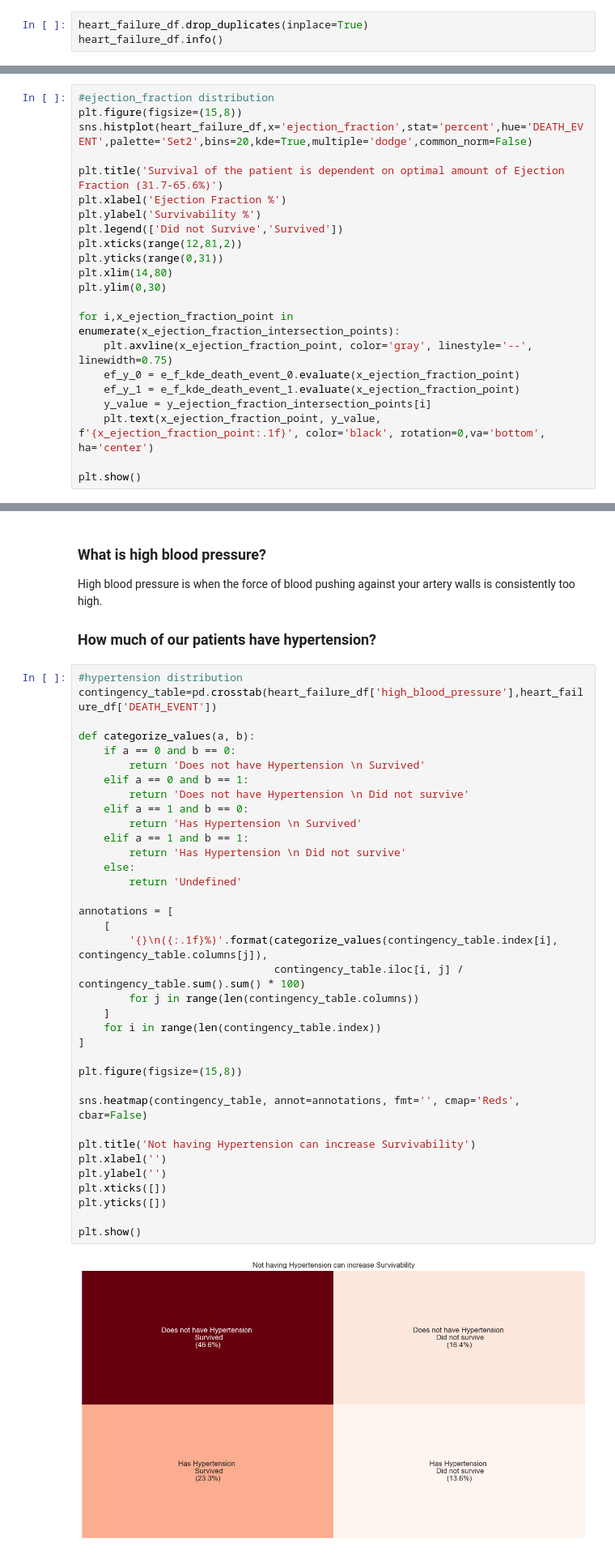
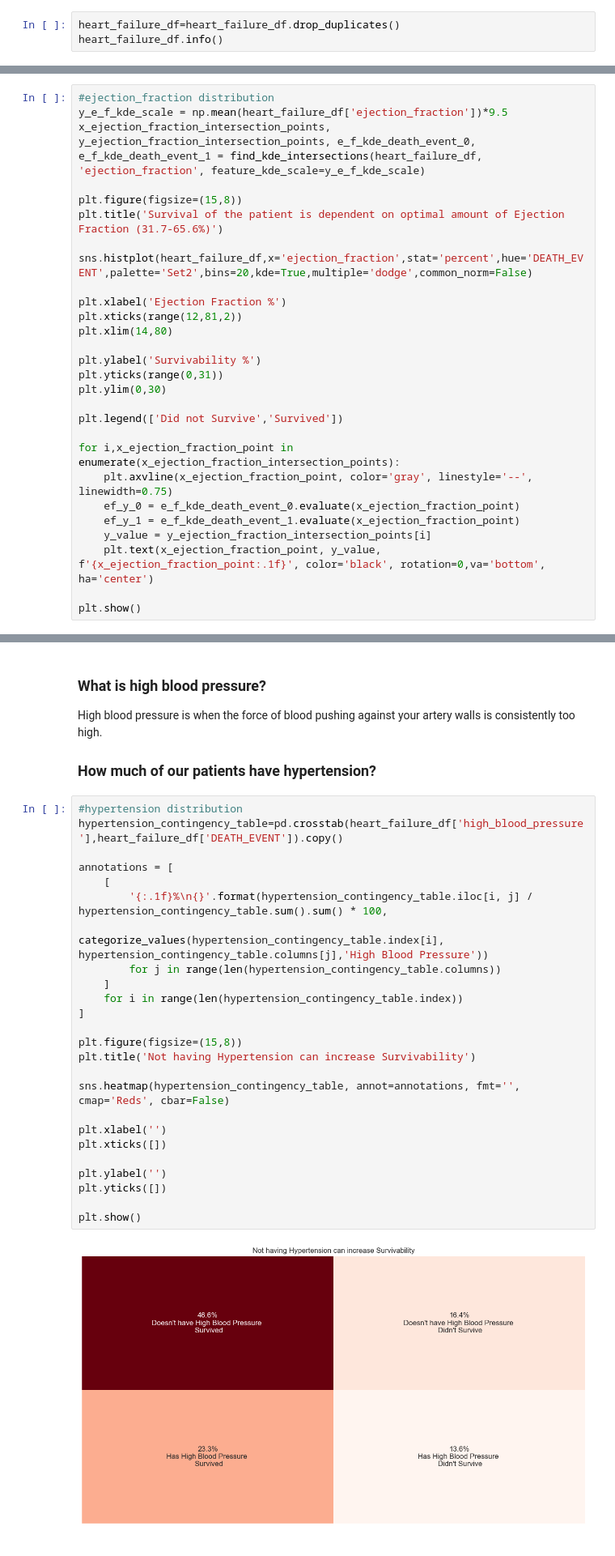
Before and after one commit to api-b-b-m/machine-learning, a Jupyter notebook: Heart Failure Prediction - Clinical Records/heart_failure_prediction_clinical_records.ipynb, the cells around one changed output, grey strips where cells are left out. Shown at 81% size. Drawn from its saved outputs; the diff is of its cells as text.

```diff
--- a/Heart Failure Prediction - Clinical Records/heart_failure_prediction_clinical_records.ipynb
+++ b/Heart Failure Prediction - Clinical Records/heart_failure_prediction_clinical_records.ipynb
@@ -49,7 +50,7 @@ heart_failure_df.duplicated(keep=False)
 4999     True
 Length: 5000, dtype: bool
 # %%
-heart_failure_df.drop_duplicates(inplace=True)
+heart_failure_df=heart_failure_df.drop_duplicates()
 heart_failure_df.info()
 # %% [output]
 <class 'pandas.core.frame.DataFrame'>
@@ -374,16 +352,22 @@ for i in range(len(y_e_f_death_event_0) - 1):
 # %%
 #ejection_fraction distribution
+y_e_f_kde_scale = np.mean(heart_failure_df['ejection_fraction'])*9.5
+x_ejection_fraction_intersection_points, y_ejection_fraction_intersection_points, e_f_kde_death_event_0, e_f_kde_death_event_1 = find_kde_intersections(heart_failure_df, 'ejection_fraction', feature_kde_scale=y_e_f_kde_scale)
+
 plt.figure(figsize=(15,8))
+plt.title('Survival of the patient is dependent on optimal amount of Ejection Fraction (31.7-65.6%)')
+
 sns.histplot(heart_failure_df,x='ejection_fraction',stat='percent',hue='DEATH_EVENT',palette='Set2',bins=20,kde=True,multiple='dodge',common_norm=False)
 
-plt.title('Survival of the patient is dependent on optimal amount of Ejection Fraction (31.7-65.6%)')
 plt.xlabel('Ejection Fraction %')
+plt.xticks(range(12,81,2))
+plt.xlim(14,80)
+
 plt.ylabel('Survivability %')
+plt.yticks(range(0,31))
+plt.ylim(0,30)
+
 plt.legend(['Did not Survive','Survived'])
-plt.xticks(range(12,81,2))
-plt.yticks(range(0,31))
-plt.xlim(14,80)
-plt.ylim(0,30)
 
 for i,x_ejection_fraction_point in enumerate(x_ejection_fraction_intersection_points):
     plt.axvline(x_ejection_fraction_point, color='gray', linestyle='--', linewidth=0.75)
@@ -402,42 +386,31 @@ High blood pressure is when the force of blood pushing against your artery walls
 ### How much of our patients have hypertension?
 # %%
 #hypertension distribution
-contingency_table=pd.crosstab(heart_failure_df['high_blood_pressure'],heart_failure_df['DEATH_EVENT'])
-
-def categorize_values(a, b):
-    if a == 0 and b == 0:
-        return 'Does not have Hypertension \n Survived'
-    elif a == 0 and b == 1:
-        return 'Does not have Hypertension \n Did not survive'
-    elif a == 1 and b == 0:
-        return 'Has Hypertension \n Survived'
-    elif a == 1 and b == 1:
-        return 'Has Hypertension \n Did not survive'
-    else:
-        return 'Undefined'
+hypertension_contingency_table=pd.crosstab(heart_failure_df['high_blood_pressure'],heart_failure_df['DEATH_EVENT']).copy()
 
 annotations = [
     [
-        '{}\n({:.1f}%)'.format(categorize_values(contingency_table.index[i], contingency_table.columns[j]),
-                               contingency_table.iloc[i, j] / contingency_table.sum().sum() * 100)
-        for j in range(len(contingency_table.columns))
+        '{:.1f}%\n{}'.format(hypertension_contingency_table.iloc[i, j] / hypertension_contingency_table.sum().sum() * 100,
+                               categorize_values(hypertension_contingency_table.index[i], hypertension_contingency_table.columns[j],'High Blood Pressure'))
+        for j in range(len(hypertension_contingency_table.columns))
     ]
-    for i in range(len(contingency_table.index))
+    for i in range(len(hypertension_contingency_table.index))
 ]
 
 plt.figure(figsize=(15,8))
+plt.title('Not having Hypertension can increase Survivability')
 
-sns.heatmap(contingency_table, annot=annotations, fmt='', cmap='Reds', cbar=False)
+sns.heatmap(hypertension_contingency_table, annot=annotations, fmt='', cmap='Reds', cbar=False)
 
-plt.title('Not having Hypertension can increase Survivability')
 plt.xlabel('')
+plt.xticks([])
+
 plt.ylabel('')
-plt.xticks([])
 plt.yticks([])
 
 plt.show()
 # %% [output]
-[figure, old version]
+[figure, new version]
 # %% [markdown]
 ### What are Platelets?
 Platelets are the cells that circulate within our blood and bind together when they recognize damaged blood vessels.
```
Also changed, not shown: parts of 64 cells of this notebook.
